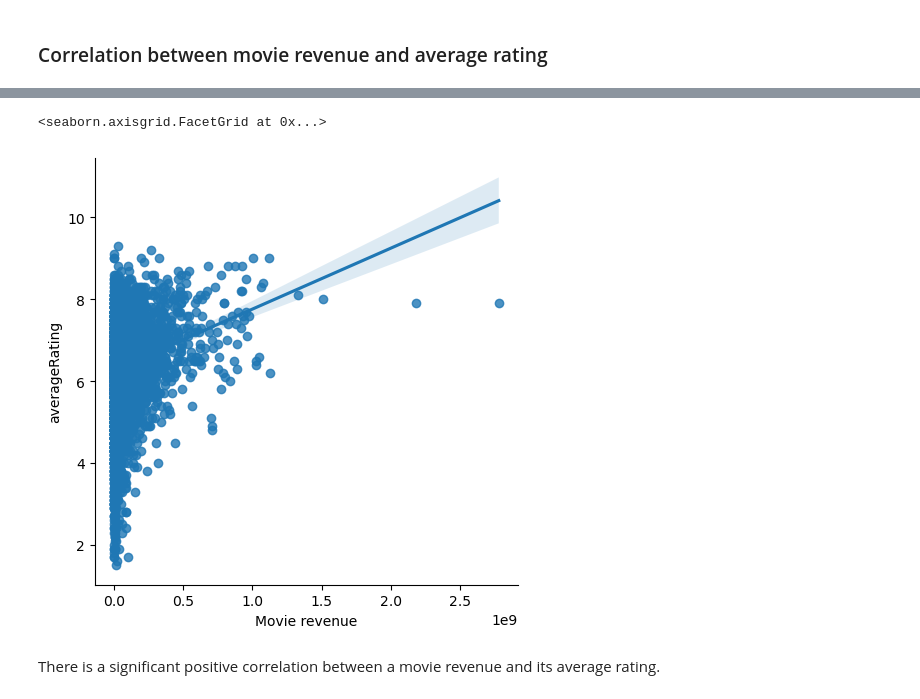
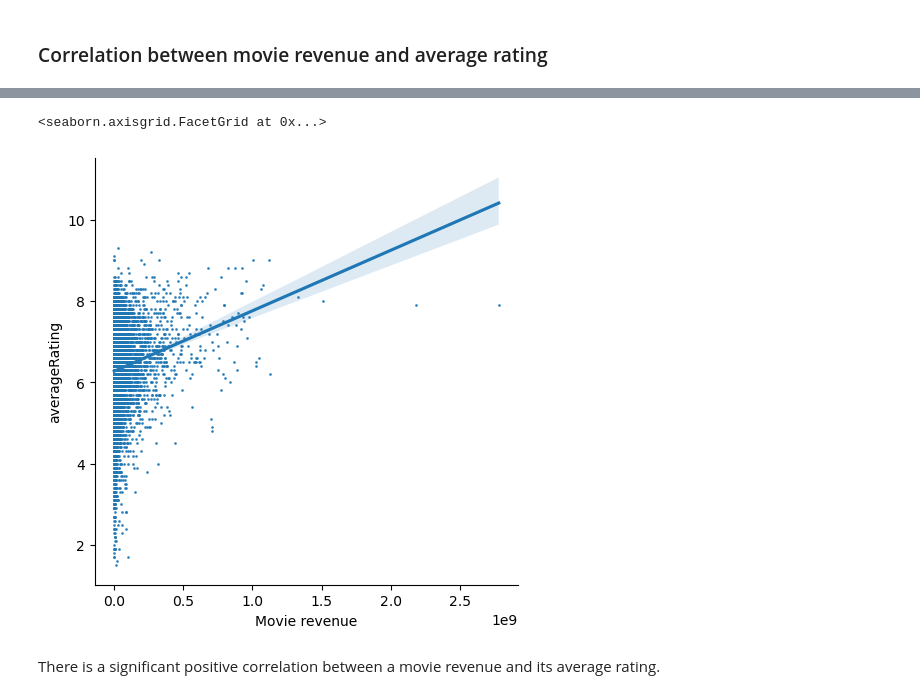
Before and after one commit to epfl-ada/ada-2023-project-workingteam2023, a Jupyter notebook: exploration/main.ipynb, the cells around one changed output, grey strips where cells are left out. Saved outputs shown, nothing was run; the diff lists cells and outputs as text; code cells hidden in the pictures.

Commit message:
changed correlation plots

```diff
--- a/exploration/main.ipynb
+++ b/exploration/main.ipynb
@@ -587,7 +584,7 @@ print("Percentage of movies for which we have both informations: ", len(df1) / l
 print("Person correlation between movie revenue and average rating: ", stats.pearsonr(df1['Movie revenue'], df1['averageRating']), '\n', '\n')
 
 # Plot the correlation between the movie revenue and the average rating
-sns.lmplot(x='Movie revenue', y='averageRating', data=df1)
+sns.lmplot(x='Movie revenue', y='averageRating', data=df1, scatter_kws={"s": 1})
 # %% [output]
 Percentage of movies for which we have both informations:  0.10183384103448698
 
@@ -596,5 +593,5 @@ Person correlation between movie revenue and average rating:  PearsonRResult(sta
 <seaborn.axisgrid.FacetGrid at 0x...>
-[figure, old version]
+[figure, new version]
 # %% [markdown]
 There is a significant positive correlation between a movie revenue and its average rating.
 # %% [markdown]
```
Also changed, not shown: parts of 8 cells of this notebook.
